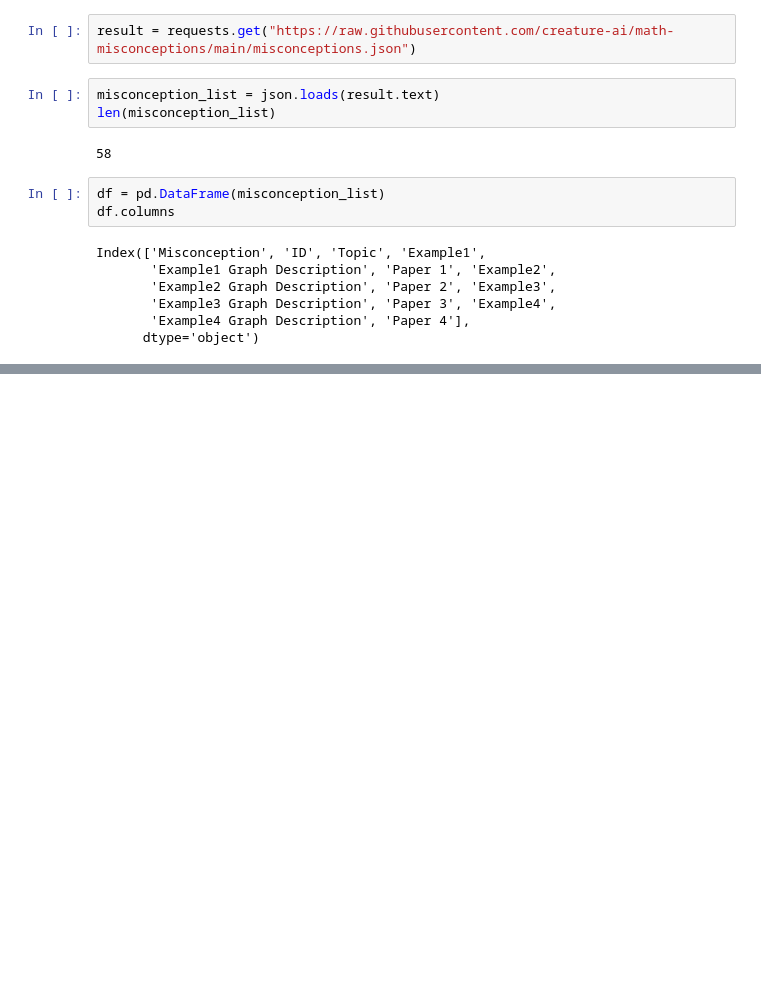
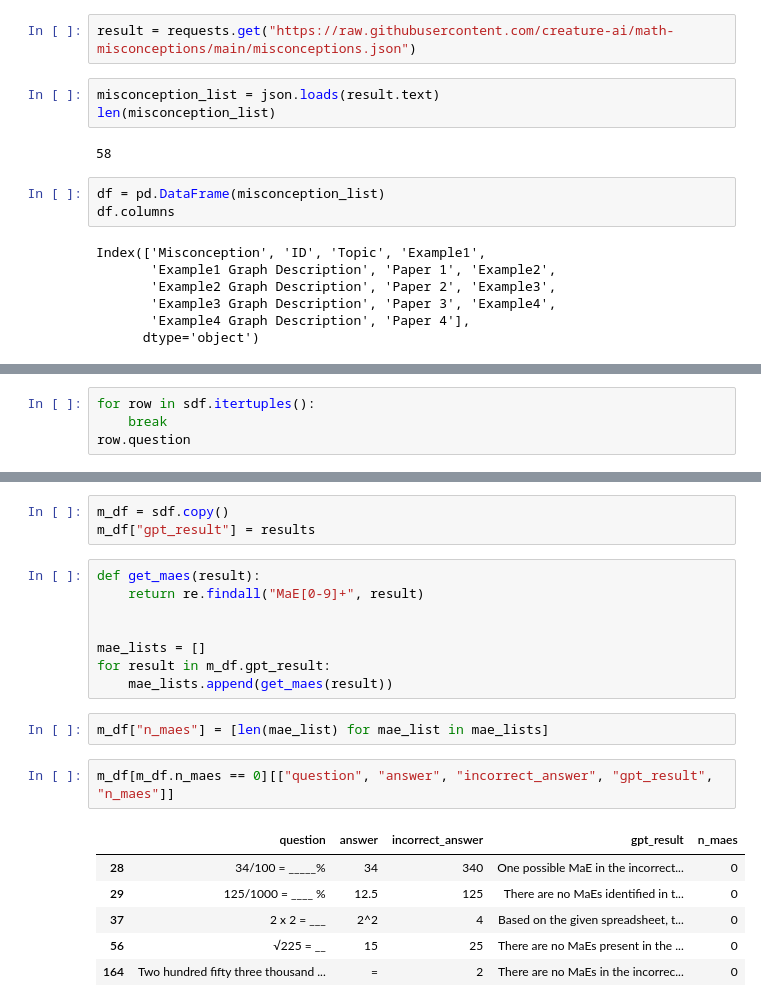
Before and after one commit to DigitalHarborFoundation/llm-math-education, a Jupyter notebook: notebook/MisconceptionData.ipynb, the cells around one changed output, grey strips where cells are left out. Drawn from its saved outputs; the diff is of its cells as text; blank space fills up the shorter version.

```diff
--- a/notebook/MisconceptionData.ipynb
+++ b/notebook/MisconceptionData.ipynb
@@ -45,0 +183,4 @@ df
+# %%
+for row in sdf.itertuples():
+    break
+row.question
@@ -45,0 +226,22 @@ df
+# %%
+m_df = sdf.copy()
+m_df["gpt_result"] = results
+# %%
+def get_maes(result):
+    return re.findall("MaE[0-9]+", result)
+
+
+mae_lists = []
+for result in m_df.gpt_result:
+    mae_lists.append(get_maes(result))
+# %%
+m_df["n_maes"] = [len(mae_list) for mae_list in mae_lists]
+# %%
+m_df[m_df.n_maes == 0][["question", "answer", "incorrect_answer", "gpt_result", "n_maes"]]
+# %% [output]
+|  | question | answer | incorrect_answer | gpt_result | n_maes |
+| 28 | 34/100 = _____% | 34 | 340 | One possible MaE in the incorrect... | 0 |
+| 29 | 125/1000 = ____ % | 12.5 | 125 | There are no MaEs identified in t... | 0 |
+| 37 | 2 x 2 = ___ | 2^2 | 4 | Based on the given spreadsheet, t... | 0 |
+| 56 | √225 = __ | 15 | 25 | There are no MaEs present in the ... | 0 |
+| 164 | Two hundred fifty three thousand ... | = | 2 | There are no MaEs in the incorrec... | 0 |
```
Also changed, not shown: parts of 21 cells of this notebook.
